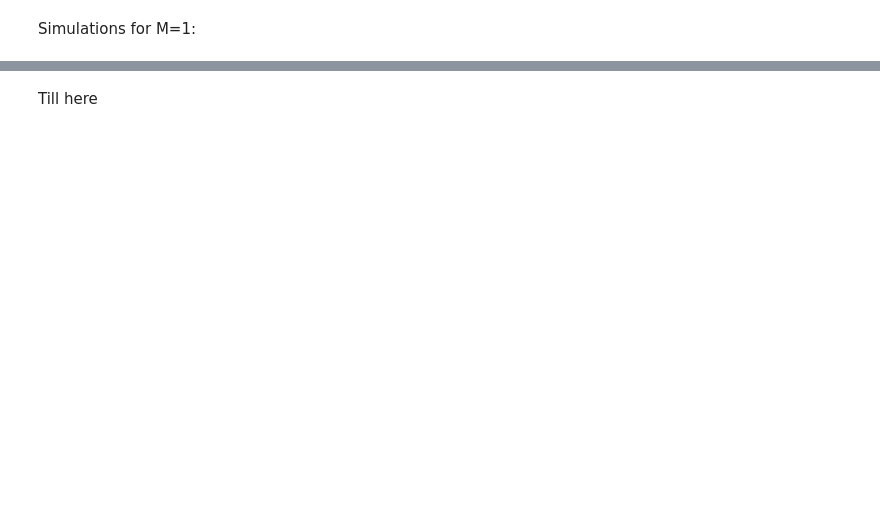
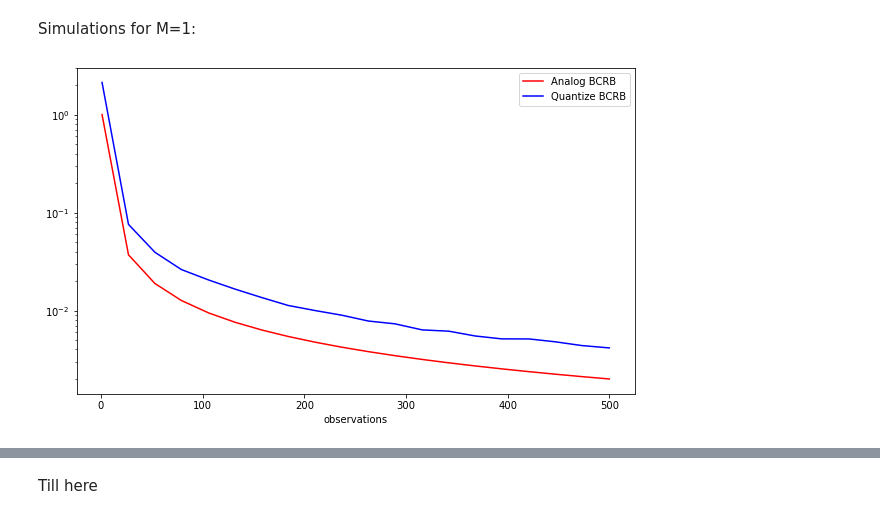
Before and after one commit to mazyaniv/Channel_Estimation, a Jupyter notebook: yaniv.ipynb, the cells around one changed output, grey strips where cells are left out. Saved outputs shown, nothing was run; the diff lists cells and outputs as text; code cells hidden in the pictures; blank space fills up the shorter version.

```diff
--- a/yaniv.ipynb
+++ b/yaniv.ipynb
@@ -464,38 +454,40 @@ def CRB_observ(sigma, n,matrix, observ=sim):
     g_teta = matrix@teta_samp
     G_normal = matrix/math.sqrt(rho_q)
 
     zeta_real = ((math.sqrt(2)/sigma)*(g_teta.real))
-
     zeta_im = ((math.sqrt(2)/sigma)*(g_teta.imag))
     pdf_real = norm.pdf(zeta_real)
     pdf_im = norm.pdf(zeta_im)
     d_vec = np.divide(np.power(pdf_real, 2), np.multiply( norm.cdf(zeta_real), (norm.cdf(-zeta_real)))) + \
             np.divide(np.power(pdf_im, 2), np.multiply(norm.cdf(zeta_im), (norm.cdf(-zeta_im))))
     d = np.mean(d_vec,1)# converge to 1
 
     my_vector = [(rho_q*d[i])/(2*pow(sigma, 2))*G_normal[i].reshape(M,1).conjugate()*G_normal[i].reshape(M,1).transpose() for  i in range(len(d))]
     J2 = np.sum(my_vector,axis=0)
     J1 = (rho_a*n/pow(sigma, 2))*np.identity(M)
 
-    return J1,J2 #d
-#CRB_observ(1, 40,Matrix(40,40)[0], 100)
+    return 1/J1,1/J2 #d
+#CRB_observ(1, 40,Matrix(40,40)[1], 100)
 sim_observ = 100
 n_list = np.linspace(1, 500, 20, dtype=int)
 CRB = [CRB_observ(1,n_list[i],Matrix(n_list[i],n_list[i])[0],sim_observ) for i in range(len(n_list))] #no quantize
 CRB_a = np.squeeze(np.array(CRB)[:,0])
 CRB_q = np.squeeze(np.array(CRB)[:,1])
 ######################
 fig = plt.figure(figsize=(10, 6))
 plt.plot(n_list,CRB_a , color="red", label='Analog BCRB')
 plt.plot(n_list,CRB_q , color="blue", label='Quantize BCRB')
 
-print("the diffrence is:{}".format(CRB_a[-1].real/CRB_q[-1].real))
+#print("the diffrence is:{}".format(CRB_a[-1].real/CRB_q[-1].real))
 #print("the diffrence is:{} dB".format(10*np.log10(CRB_a[-1]/CRB_q[-1]).real))
-plt.title("M={}, mu={}, variance ={}".format(M,mu,round(2*pow(sigma_teta,2))))
+#plt.title("M={}, mu={}, variance ={}".format(M,mu,round(2*pow(sigma_teta,2))))
 plt.yscale('log')
+plt.xlabel("observations")
 plt.legend()
 plt.legend()
 plt.show()
+# %% [output]
+[figure, added]
 # %%
 def CRB_SNR(sigma, n,matrix, observ=sim): #the importance of sigma_teta
     teta_samp = samp_teta(observ)
```
Also changed, not shown: parts of 14 cells of this notebook.
